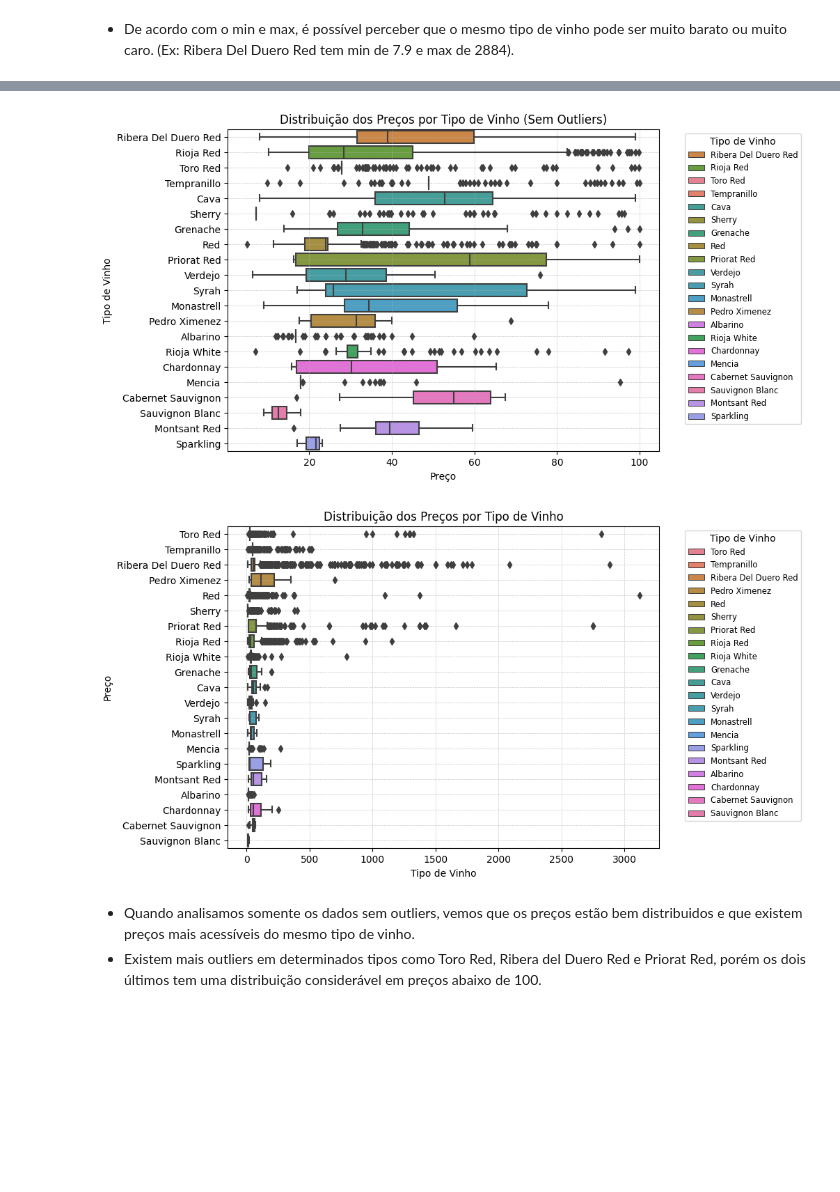
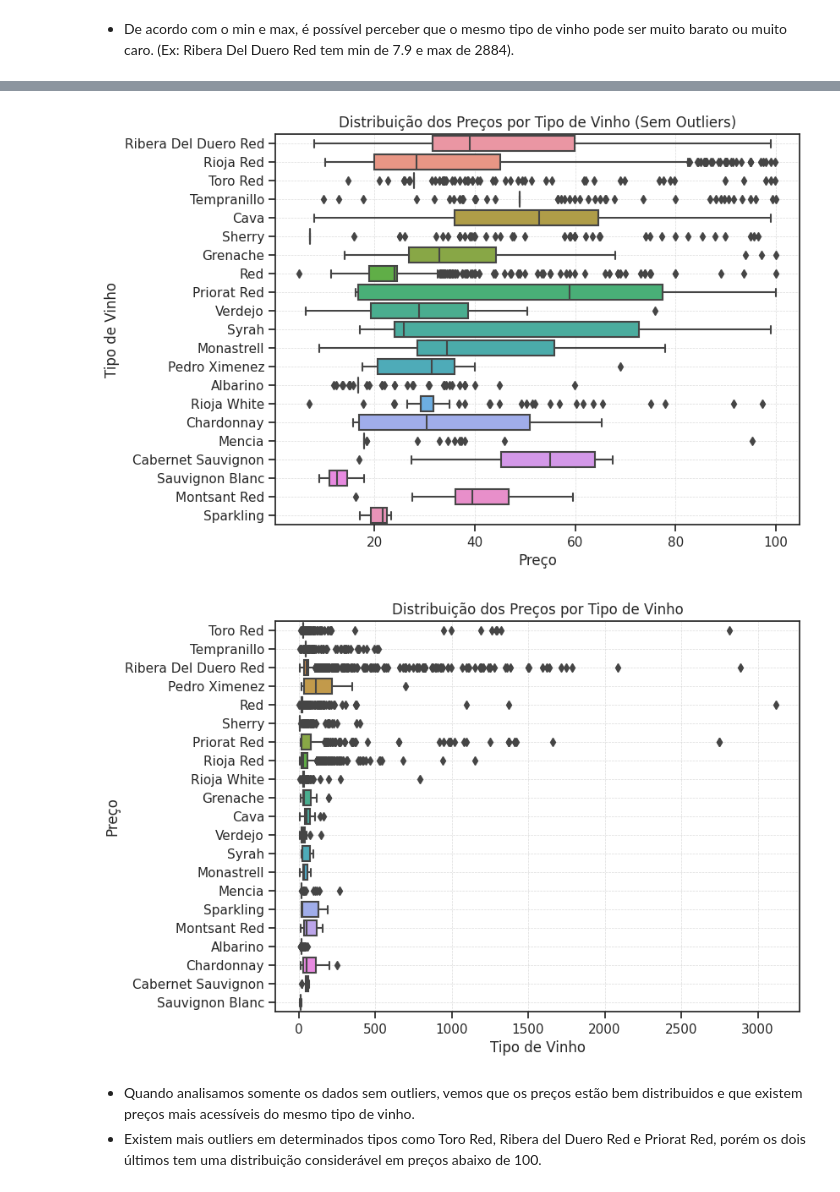
Before and after one commit to atlantico-academy/equipe3-2024.2, a Jupyter notebook: notebooks/01-exploratory_data_analysis.ipynb, the cells around one changed output, grey strips where cells are left out. Drawn from its saved outputs; the diff is of its cells as text; code cells hidden in the pictures; blank space fills up the shorter version.

```diff
--- a/notebooks/01-exploratory_data_analysis.ipynb
+++ b/notebooks/01-exploratory_data_analysis.ipynb
@@ -4,6 +4,10 @@ import pandas as pd
 import numpy as np
 import matplotlib.pyplot as plt
 import seaborn as sns
+
+colors = ["#fdbf5c", "#f69a0b", "#d43a00", "#9b0800", "#1d2440"]
+sns.set_theme(style="ticks")
+sns.set_palette(sns.color_palette(colors))
 # %% [markdown]
 ## 1. Leitura inicial dos dados
 # %%
@@ -292,27 +282,25 @@ plt.show()
 # %%
 # Gráfico sem outliers
 plt.figure(figsize=(8, 6))
-boxplot = sns.boxplot(x='price', y='type', hue='type', data=non_outliers, palette=type_palette, dodge=False)
+boxplot = sns.boxplot(x='price', y='type', data=non_outliers)
 plt.title('Distribuição dos Preços por Tipo de Vinho (Sem Outliers)')
 plt.xlabel('Preço')
 plt.ylabel('Tipo de Vinho')
-plt.legend(title='Tipo de Vinho', bbox_to_anchor=(1.05, 1), loc='upper left', fontsize='small')
 
 boxplot.grid(True, linestyle='--', linewidth=0.5, alpha=0.7)
 boxplot.set_zorder(2)
 boxplot.grid(True, which='both', axis='x', linestyle='--', linewidth=0.5, alpha=0.7, zorder=1)
 
 plt.show()
 # %% [output]
-[figure, old version]
+[figure, new version]
 # %%
 #Boxplot completo
 plt.figure(figsize=(8, 6))
-boxplot = sns.boxplot(x='price', y='type', hue='type', data=df, palette=type_palette, dodge=False)
+boxplot = sns.boxplot(x='price', y='type', data=df)
 plt.title('Distribuição dos Preços por Tipo de Vinho')
 plt.xlabel('Tipo de Vinho')
 plt.ylabel('Preço')
-plt.legend(title='Tipo de Vinho', bbox_to_anchor=(1.05, 1), loc='upper left', fontsize='small')
 
 boxplot.grid(True, linestyle='--', linewidth=0.5, alpha=0.7)
 boxplot.set_zorder(2)
@@ -320,7 +308,7 @@ boxplot.grid(True, which='both', axis='x', linestyle='--', linewidth=0.5, alpha=
 
 plt.show()
 # %% [output]
-[figure, old version]
+[figure, new version]
 # %% [markdown]
 - Quando analisamos somente os dados sem outliers, vemos que os preços estão bem distribuidos e que existem preços mais acessíveis do mesmo tipo de vinho.
 - Existem mais outliers em determinados tipos como Toro Red, Ribera del Duero Red e Priorat Red, porém os dois últimos tem uma distribuição considerável em preços abaixo de 100.
```
Also changed, not shown: parts of 15 cells of this notebook.
